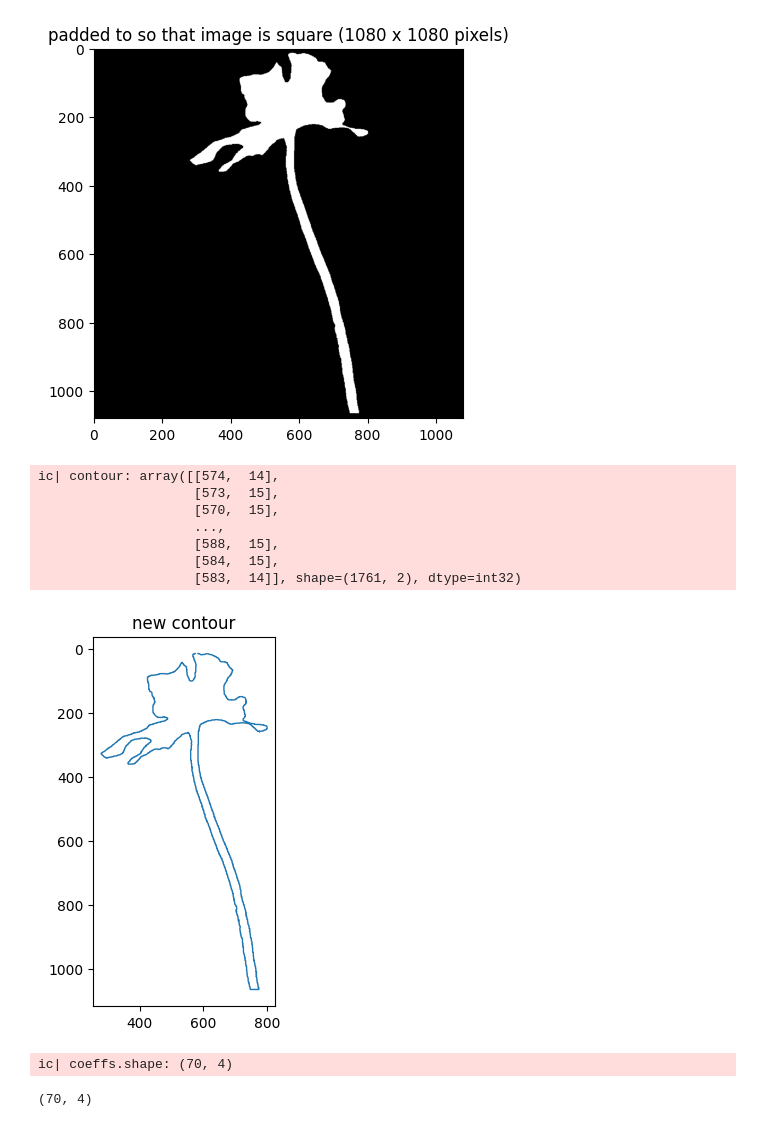
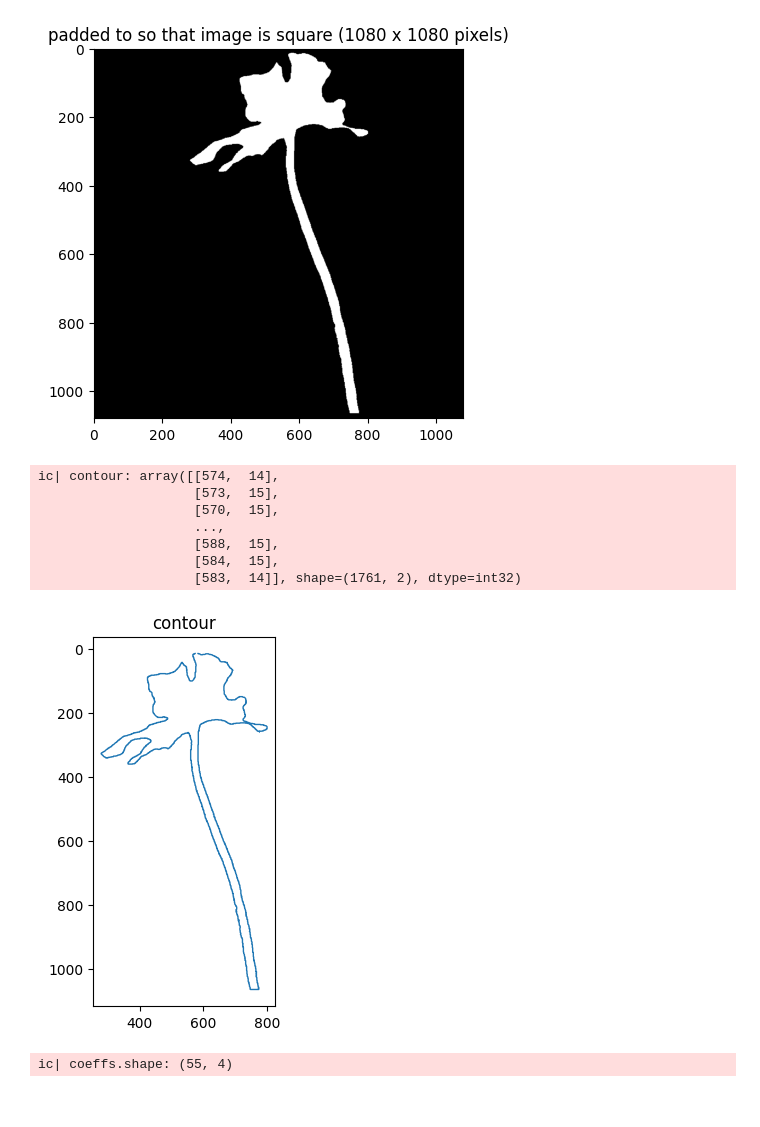
Before and after one commit to aubreymoore/sam3-2026-01-31, a Jupyter notebook: poly2mask.ipynb, the cells around one changed output. Drawn from its saved outputs; the diff is of its cells as text; code cells hidden in the pictures.

```diff
--- a/poly2mask.ipynb
+++ b/poly2mask.ipynb
@@ -250,52 +249,42 @@ ax.set_title('padded to so that image is square (1080 x 1080 pixels)');
 ic| squared_mask.shape: (1080, 1080)
 [figure]
 # %%
-# Get a contour for the square_mask and use it to calculate EFD coefficients
+# Get a contour for the square_mask
 
 import cv2
 import numpy
 from pyefd import elliptic_fourier_descriptors
 
 im = squared_mask
 
 # Find the contours of a binary image using OpenCV.
-contours, hierarchy = cv2.findContours(
-    im, cv2.RETR_TREE, cv2.CHAIN_APPROX_SIMPLE)
+contours, hierarchy = cv2.findContours(im, cv2.RETR_TREE, cv2.CHAIN_APPROX_SIMPLE)
 assert len(contours) == 1
 contour = contours[0].squeeze()
 ic(contour)
 
 # Plot
 xs, ys = contour.T
 fig, ax = plt.subplots()
 ax.plot(xs, ys, linewidth=1)
 ax.invert_yaxis()  # Invert y-axis to match image coordinates
 ax.set_aspect('equal')
-ax.set_title('new contour');
+ax.set_title('contour');
 # %% [output]
 ic| contour: array([[574,  14],
                     [573,  15],
                     [570,  15],
                     ...,
                     [588,  15],
                     [584,  15],
                     [583,  14]], shape=(1761, 2), dtype=int32)
-[figure, old version]
+[figure, new version]
 # %%
-coeffs = pyefd.elliptic_fourier_descriptors(contour, order=70, normalize=False)
-ic(coeffs.shape)
-# print('coeffs:\n',coeffs)
-
-# # coeffs = pyefd.normalize_efd(coeffs)
-# # ic(coeffs.shape)
-# # print('coeffs:\n',coeffs)
-
-# a0, c0 = pyefd.calculate_dc_coefficients(contour)
-# ic(a0, c0)
-# pyefd.plot_efd(coeffs, locus=(a0,c0), contour=contour)
+# calculate EFD coefficients
+coeffs = pyefd.elliptic_fourier_descriptors(contour, order=efd_order, normalize=False)
+ic(coeffs.shape);
 # %% [output]
-ic| coeffs.shape: (70, 4)
+ic| coeffs.shape: (55, 4)
-(70, 4)
 # %%
 # Plot
 fig, ax = plt.subplots()
```
Also changed, not shown: parts of 15 cells of this notebook.
